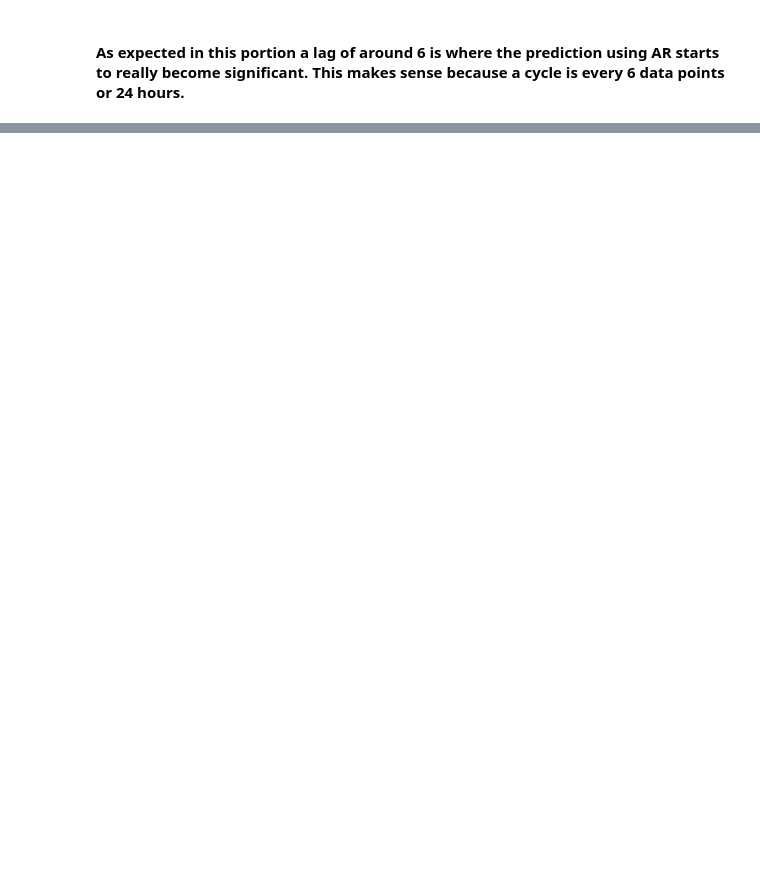
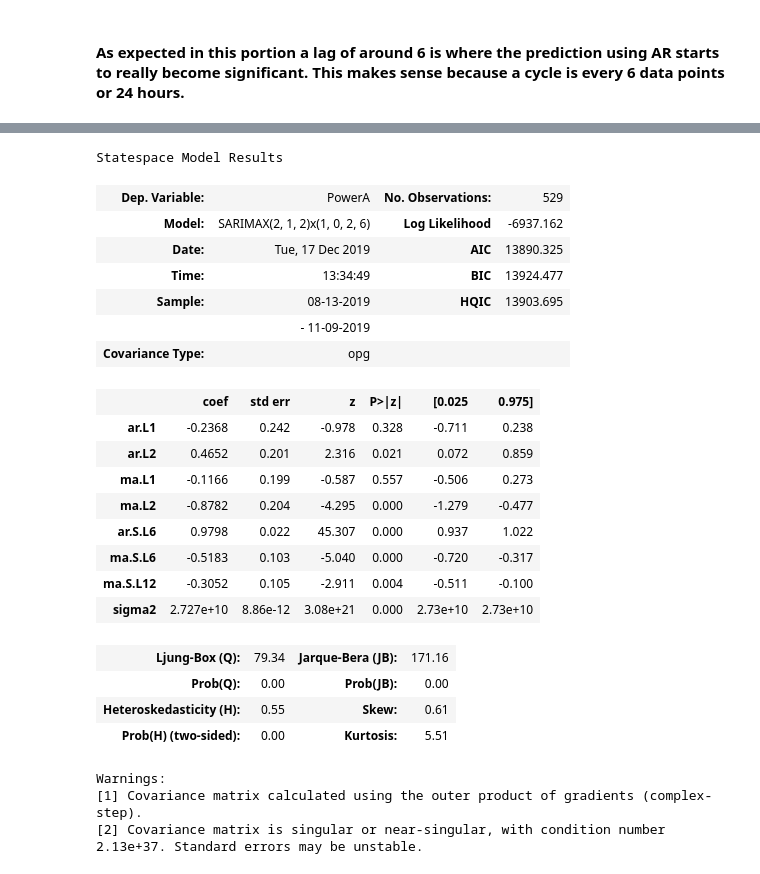
Before and after one commit to Landstein/Water-Treatment-Plant-Power-Predictions, a Jupyter notebook: Arima EDA .ipynb, the cells around one changed output, grey strips where cells are left out. Drawn from its saved outputs; the diff is of its cells as text; code cells hidden in the pictures; blank space fills up the shorter version.

```diff
--- a/Arima EDA .ipynb
+++ b/Arima EDA .ipynb
@@ -367,0 +464,29 @@ Skipping ARIMA and building a SARIMX model because of the seasonality
+# %%
+model = SARIMAX(train_data['PowerA'],order=(2, 1, 2),seasonal_order=(1, 0, 2, 6))
+results = model.fit()
+results.summary()
+# %% [output]
+Statespace Model Results
+| Dep. Variable: | PowerA | No. Observations: | 529 |
+| Model: | SARIMAX(2, 1, 2)x(1, 0, 2, 6) | Log Likelihood | -6937.162 |
+| Date: | Tue, 17 Dec 2019 | AIC | 13890.325 |
+| Time: | 13:34:49 | BIC | 13924.477 |
+| Sample: | 08-13-2019 | HQIC | 13903.695 |
+|  | - 11-09-2019 |  |  |
+| Covariance Type: | opg |  |  |
+|  | coef | std err | z | P>|z| | [0.025 | 0.975] |
+| ar.L1 | -0.2368 | 0.242 | -0.978 | 0.328 | -0.711 | 0.238 |
+| ar.L2 | 0.4652 | 0.201 | 2.316 | 0.021 | 0.072 | 0.859 |
+| ma.L1 | -0.1166 | 0.199 | -0.587 | 0.557 | -0.506 | 0.273 |
+| ma.L2 | -0.8782 | 0.204 | -4.295 | 0.000 | -1.279 | -0.477 |
+| ar.S.L6 | 0.9798 | 0.022 | 45.307 | 0.000 | 0.937 | 1.022 |
+| ma.S.L6 | -0.5183 | 0.103 | -5.040 | 0.000 | -0.720 | -0.317 |
+| ma.S.L12 | -0.3052 | 0.105 | -2.911 | 0.004 | -0.511 | -0.100 |
+| sigma2 | 2.727e+10 | 8.86e-12 | 3.08e+21 | 0.000 | 2.73e+10 | 2.73e+10 |
+| Ljung-Box (Q): | 79.34 | Jarque-Bera (JB): | 171.16 |
+| Prob(Q): | 0.00 | Prob(JB): | 0.00 |
+| Heteroskedasticity (H): | 0.55 | Skew: | 0.61 |
+| Prob(H) (two-sided): | 0.00 | Kurtosis: | 5.51 |
+Warnings:
+[1] Covariance matrix calculated using the outer product of gradients (complex-step).
+[2] Covariance matrix is singular or near-singular, with condition number 2.13e+37. Standard errors may be unstable.
```
Also changed, not shown: parts of 24 cells of this notebook.
